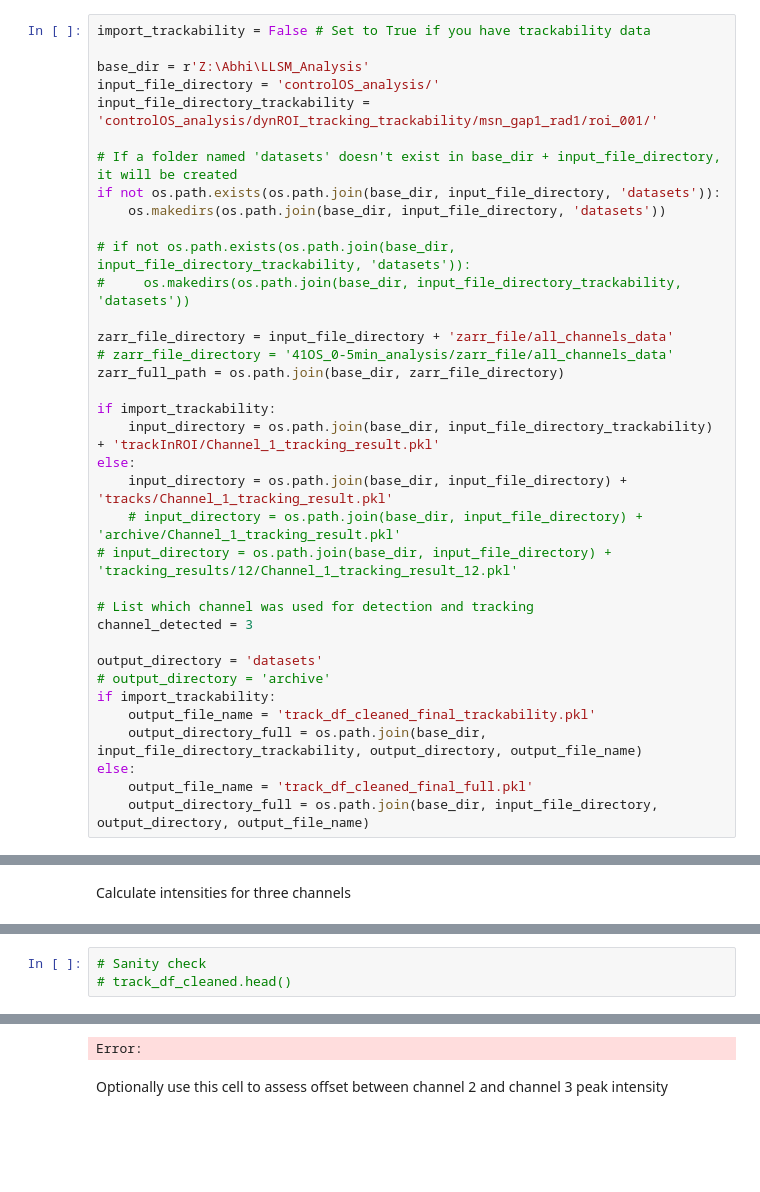
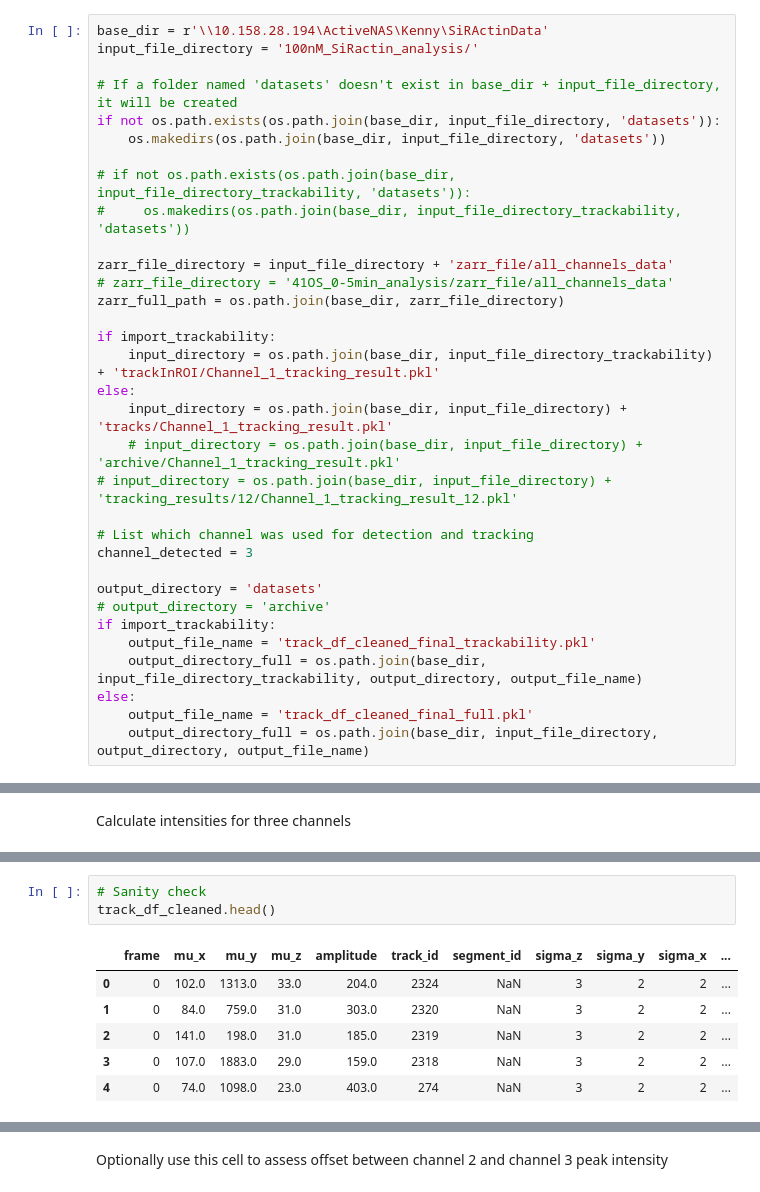
Before and after one commit to MatsulabUW/LLSM-CME-ANALYSIS, a Jupyter notebook: Final/Jupyter_Notebooks/matlab_interface/03. extracting_alt_channel_intensities_BD.ipynb, the cells around one changed output, grey strips where cells are left out. Saved outputs shown, nothing was run; the diff lists cells and outputs as text; blank space fills up the shorter version.

```diff
--- a/Final/Jupyter_Notebooks/matlab_interface/03. extracting_alt_channel_intensities_BD.ipynb
+++ b/Final/Jupyter_Notebooks/matlab_interface/03. extracting_alt_channel_intensities_BD.ipynb
@@ -21,11 +21,8 @@ from llsm_buffer_analysis import fit_ap2_and_dnm2_multiscale
 # %% [markdown]
 Do not change the code in the cell below
 # %%
-import_trackability = False # Set to True if you have trackability data
-
-base_dir = r'Z:\Abhi\LLSM_Analysis'
-input_file_directory = 'controlOS_analysis/'
-input_file_directory_trackability = 'controlOS_analysis/dynROI_tracking_trackability/msn_gap1_rad1/roi_001/'
+base_dir = r'\\10.158.28.194\ActiveNAS\Kenny\SiRActinData'
+input_file_directory = '100nM_SiRactin_analysis/'
 
 # If a folder named 'datasets' doesn't exist in base_dir + input_file_directory, it will be created
 if not os.path.exists(os.path.join(base_dir, input_file_directory, 'datasets')):
@@ -181,4 +173,10 @@ print(f'Track intensities saved, you can continue to the next notebook.')
 # %%
 # Sanity check
-# track_df_cleaned.head()
+track_df_cleaned.head()
 # %% [output]
+|  | frame | mu_x | mu_y | mu_z | amplitude | track_id | segment_id | sigma_z | sigma_y | sigma_x | ... |
+| 0 | 0 | 102.0 | 1313.0 | 33.0 | 204.0 | 2324 | NaN | 3 | 2 | 2 | ... |
+| 1 | 0 | 84.0 | 759.0 | 31.0 | 303.0 | 2320 | NaN | 3 | 2 | 2 | ... |
+| 2 | 0 | 141.0 | 198.0 | 31.0 | 185.0 | 2319 | NaN | 3 | 2 | 2 | ... |
+| 3 | 0 | 107.0 | 1883.0 | 29.0 | 159.0 | 2318 | NaN | 3 | 2 | 2 | ... |
+| 4 | 0 | 74.0 | 1098.0 | 23.0 | 403.0 | 274 | NaN | 3 | 2 | 2 | ... |
@@ -202,4 +184,3 @@ print(f'Track intensities saved, you can continue to the next notebook.')
-Error:
 # %% [markdown]
 Optionally use this cell to assess offset between channel 2 and channel 3 peak intensity
 # %%
```
Also changed, not shown: parts of 5 cells of this notebook, 6 other files.
